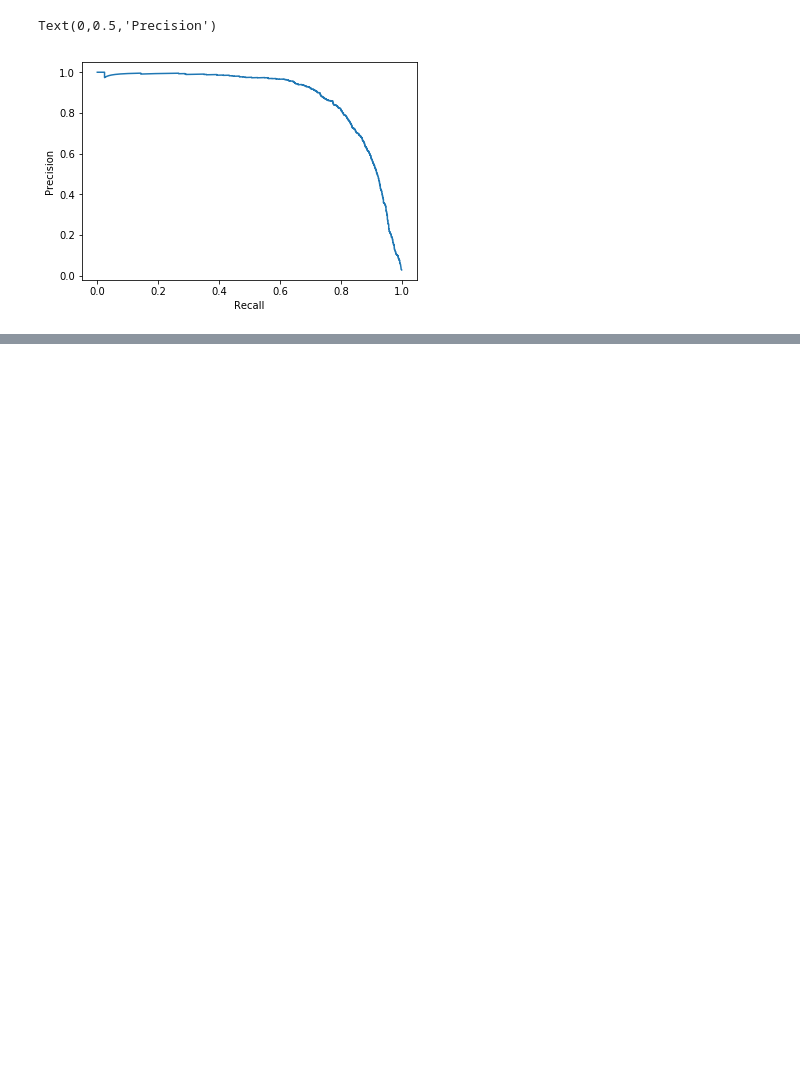
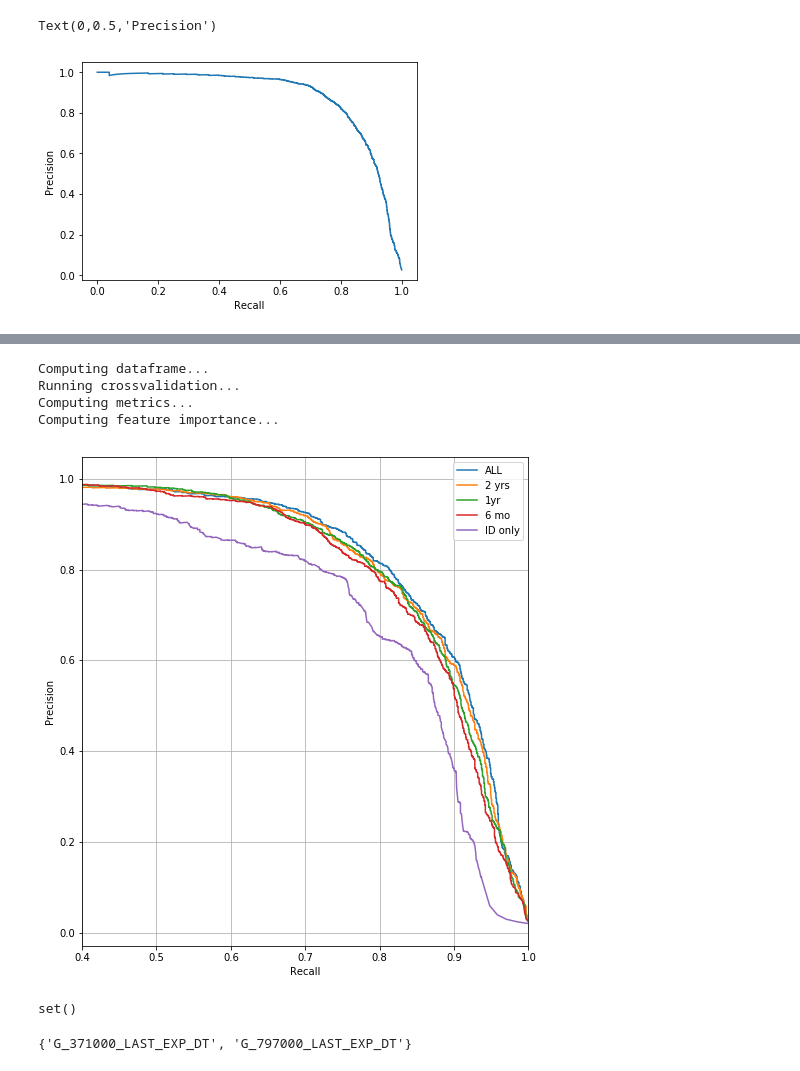
Before and after one commit to jzhao0802/exp_lookback, a Jupyter notebook: 3_XGBoost_last_exp_Str.ipynb, the cells around one changed output, grey strips where cells are left out. Cells and saved outputs as stored; diff of their text form; code cells hidden in the pictures; blank space fills up the shorter version.

```diff
--- a/3_XGBoost_last_exp_Str.ipynb
+++ b/3_XGBoost_last_exp_Str.ipynb
@@ -156,0 +175,56 @@ cv_outputs
+# %%
+exclude_cols = []
+for col in list(modelling_data[exp_cols]):
+    if modelling_data[col].isnull().sum() == 79203: exclude_cols.append(col)
+# %%
+#4 stems happens only on the index date
+#1 label put to nan by previous code
+model_name = 'ID only'
+cols_1D = list(set(exp_cols) - set(exclude_cols))
+kfold = StratifiedKFold(n_splits = 5, random_state = 7, shuffle = True)
+model = XGBClassifier
+print("Computing dataframe...")
+y = sampled_df[label]
+modelling_data = cut_df(sampled_df[cols_1D], 0.9/365)
+print("Running crossvalidation...")
+cv_outputs = mycv.run_CV(X = modelling_data,
+                     y = y,
+                     clf_class = model,
+                     cv_method=kfold,
+                     flatten=True)
+print("Computing metrics...")
+output_metrics[model_name] = mycv.calc_CV_metrics(**cv_outputs['predictions']['test'],
+                                        metrics=eval_metrics, models=cv_outputs['models'],
+                                        feature_names=cols_1D)
+print("Computing feature importance...")
+feature_imp[model_name] = cv_imp_feature(cv_outputs, cols_1D)
+# %% [output]
+Computing dataframe...
+Running crossvalidation...
+Computing metrics...
+Computing feature importance...
+# %%
+#model that includes only index date events is 15-20% worse than the full model
+#model that includes only events in the last 6 months is about 5% worse
+plt.figure(figsize = (8,9))
+for model in ['ALL', '2 yrs', '1yr', '6 mo', 'ID only']:
+    pr = pd.DataFrame.from_dict(output_metrics[model]['precision_recall_curve'])
+    plt.plot(pr['recall'], pr['precision'], label = model)
+
+plt.grid()
+plt.xlim(0.4,1.0)
+plt.xlabel('Recall')
+plt.ylabel('Precision')
+plt.legend()
+plt.show()
+# %% [output]
+[figure, added]
+# %%
+set(feature_imp['ALL'].head(10)['Feature']) - set(feature_imp['6 mo'].head(10)['Feature'])
+# %% [output]
+set()
+# %%
+#the top predictors are slightly different when including only the index date
+set(feature_imp['6 mo'].head(10)['Feature']) - set(feature_imp['ID only'].head(10)['Feature'])
+# %% [output]
+{'G_371000_LAST_EXP_DT', 'G_797000_LAST_EXP_DT'}
```
Also changed, not shown: parts of 14 cells of this notebook, 3 other files.
